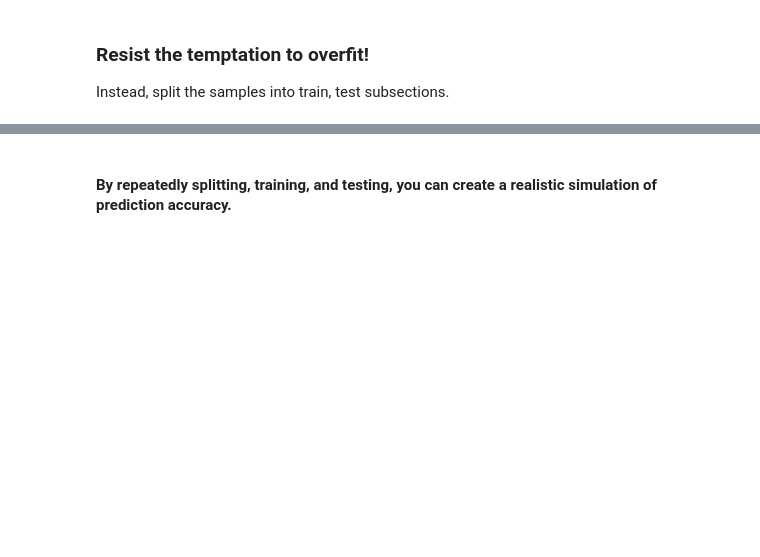
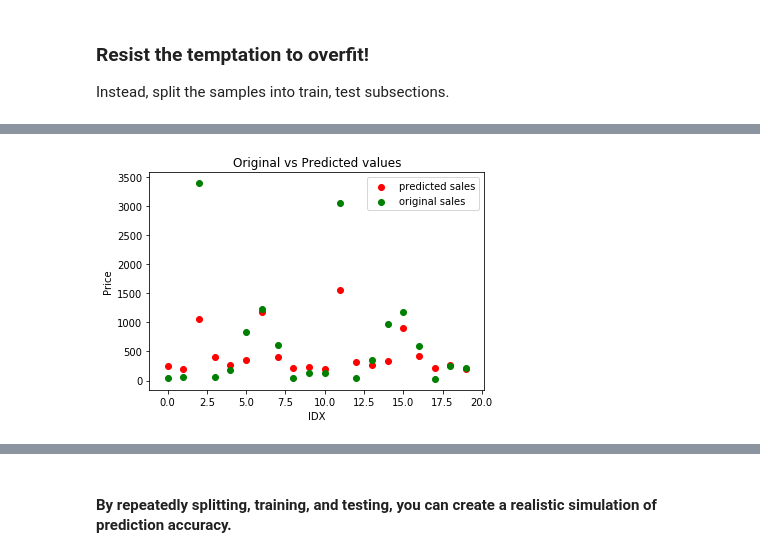
Before and after one commit to lucasPDY/Machine-Learning-with-MiniZinc, a Jupyter notebook: soda_promotion_pytorch.ipynb, the cells around one changed output, grey strips where cells are left out. Saved outputs shown, nothing was run; the diff lists cells and outputs as text; code cells hidden in the pictures; blank space fills up the shorter version.

```diff
--- a/soda_promotion_pytorch.ipynb
+++ b/soda_promotion_pytorch.ipynb
@@ -137,0 +268,5 @@ torch.Size([596, 24])
+# %%
+# Generate predictions
+preds = model(inputs)
+display(preds[:5])
+display(targets[:5])
@@ -137,0 +284,18 @@ torch.Size([596, 24])
+# %%
+pred= preds.detach().numpy()
+tar= targets.detach().numpy()
+# %%
+idx = []
+for i in range(596):
+    idx.append(i)
+# %%
+plt.scatter(idx[:20],pred[:20] ,label="predicted sales", color="red")
+plt.scatter(idx[:20],tar[:20], label="original sales", color="green")
+plt.legend()
+plt.xlabel("IDX")
+plt.ylabel("Price")
+plt.title("Original vs Predicted values")
+plt.show()
+plt.show()
+# %% [output]
+[figure, added]
```
Also changed, not shown: parts of 25 cells of this notebook.
